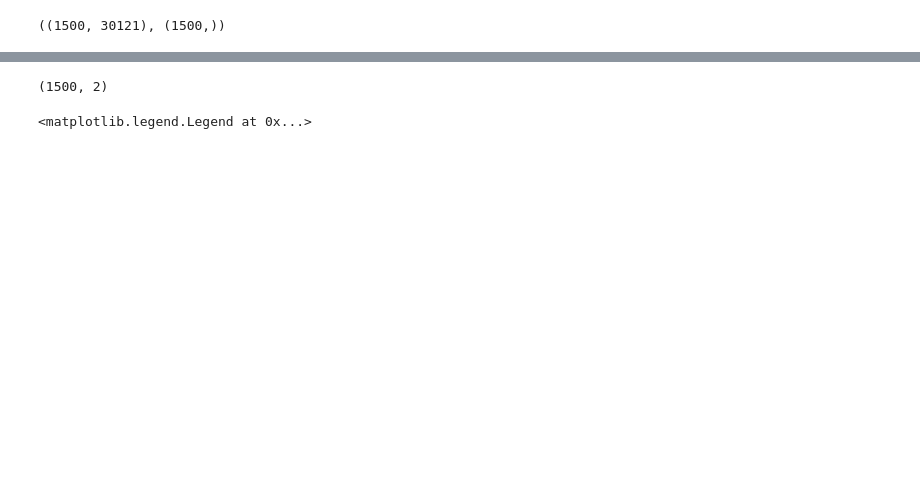
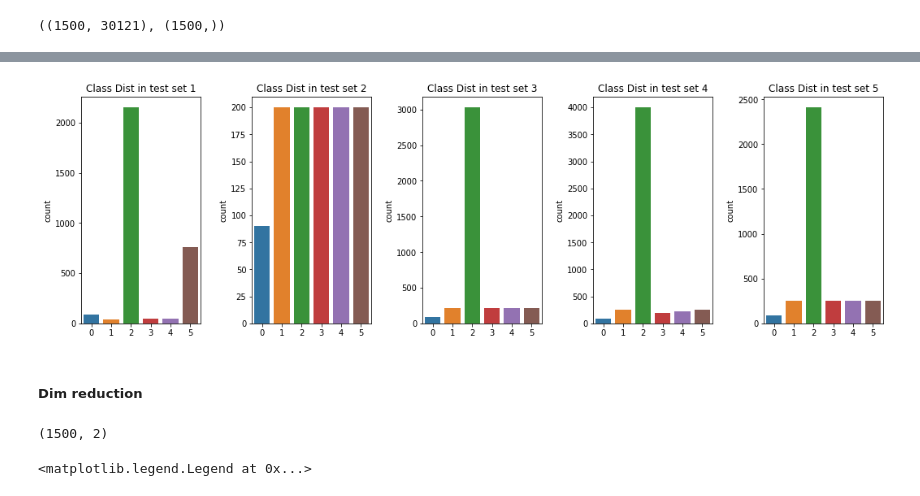
Before and after one commit to Moeinh77/Virus-DNA-classification-BERT, a Jupyter notebook: data_preparation.ipynb, the cells around one changed output, grey strips where cells are left out. Cells and saved outputs as stored; diff of their text form; code cells hidden in the pictures; blank space fills up the shorter version.

```diff
--- a/data_preparation.ipynb
+++ b/data_preparation.ipynb
@@ -105,11 +122,13 @@ X_test[0].shape, Y_test[0].shape
 # %%
 test_indicies = [2,3,4,5,1]
 tests_order = [4,0,1,2,3] # the order that test sets are saved in Y_test
-fig, ax= plt.subplots(1,len(Y_test))
-fig.tight_layout()
+fig, ax= plt.subplots(1, len(Y_test), figsize= (15,5))
+fig.tight_layout(pad=3)
 
 for i in range(len(Y_test)):
-    ax[i].set_title('test set '+ str(i+1))
+    ax[i].set_title('Class Dist in test set '+ str(i+1))
     sns.countplot(x = Y_test[tests_order[i]], ax=ax[i])
 
 fig.show()
+# %% [output]
+[figure, added]
@@ -121 +135,3 @@ from sklearn.decomposition import PCA
+# %% [markdown]
+##### Dim reduction
 # %%
```
Also changed, not shown: parts of 15 cells of this notebook.
